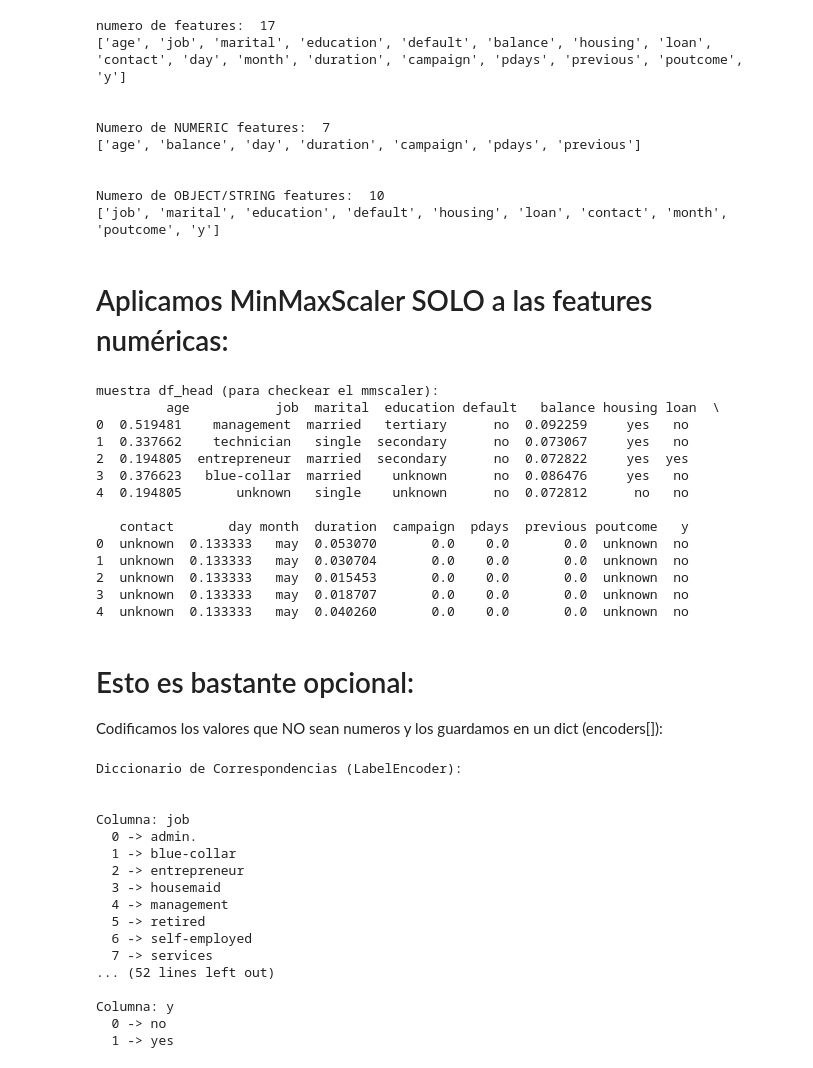
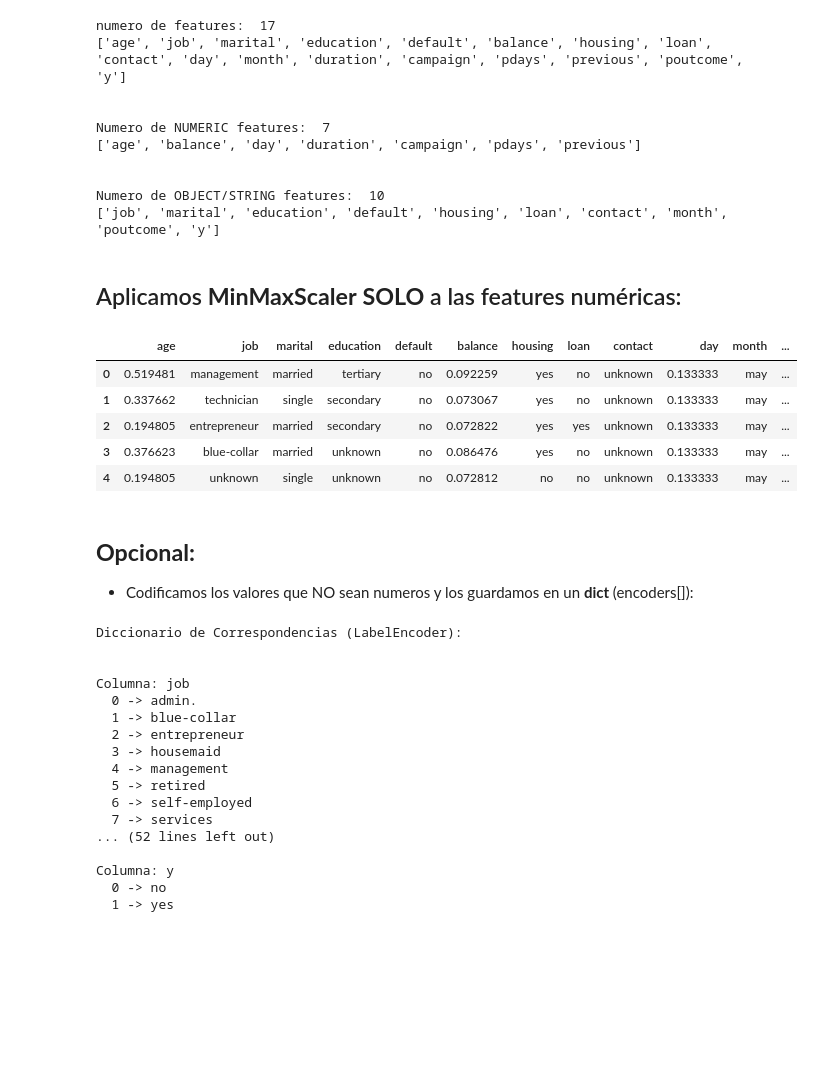
Before and after one commit to juan1639/Portfolio_data_science, a Jupyter notebook: final_project_bf_juan_eguia_v2.ipynb, the cells around one changed output. Drawn from its saved outputs; the diff is of its cells as text; code cells hidden in the pictures; blank space fills up the shorter version.

```diff
--- a/final_project_bf_juan_eguia_v2.ipynb
+++ b/final_project_bf_juan_eguia_v2.ipynb
@@ -177,32 +146,23 @@ Numero de NUMERIC features:  7
 Numero de OBJECT/STRING features:  10
 ['job', 'marital', 'education', 'default', 'housing', 'loan', 'contact', 'month', 'poutcome', 'y']
 # %% [markdown]
-# Aplicamos MinMaxScaler SOLO a las features numéricas:
+## Aplicamos **MinMaxScaler** **SOLO** a las features numéricas:
 # %%
 mmscaler = MinMaxScaler()
 df[numeric_features] = mmscaler.fit_transform(df[numeric_features])
 
 # Checkeamos una muestra pequeña de datos (para ver si esta correcto el mmscaler)
-print("muestra df_head (para checkear el mmscaler):\n", df.head())
-print("\n")
+df.head()
 # %% [output]
-muestra df_head (para checkear el mmscaler):
-         age           job  marital  education default   balance housing loan  \
-0  0.519481    management  married   tertiary      no  0.092259     yes   no
-1  0.337662    technician   single  secondary      no  0.073067     yes   no
-2  0.194805  entrepreneur  married  secondary      no  0.072822     yes  yes
-3  0.376623   blue-collar  married    unknown      no  0.086476     yes   no
-4  0.194805       unknown   single    unknown      no  0.072812      no   no
-
-   contact       day month  duration  campaign  pdays  previous poutcome   y
-0  unknown  0.133333   may  0.053070       0.0    0.0       0.0  unknown  no
-1  unknown  0.133333   may  0.030704       0.0    0.0       0.0  unknown  no
-2  unknown  0.133333   may  0.015453       0.0    0.0       0.0  unknown  no
-3  unknown  0.133333   may  0.018707       0.0    0.0       0.0  unknown  no
-4  unknown  0.133333   may  0.040260       0.0    0.0       0.0  unknown  no
+|  | age | job | marital | education | default | balance | housing | loan | contact | day | month | ... |
+| 0 | 0.519481 | management | married | tertiary | no | 0.092259 | yes | no | unknown | 0.133333 | may | ... |
+| 1 | 0.337662 | technician | single | secondary | no | 0.073067 | yes | no | unknown | 0.133333 | may | ... |
+| 2 | 0.194805 | entrepreneur | married | secondary | no | 0.072822 | yes | yes | unknown | 0.133333 | may | ... |
+| 3 | 0.376623 | blue-collar | married | unknown | no | 0.086476 | yes | no | unknown | 0.133333 | may | ... |
+| 4 | 0.194805 | unknown | single | unknown | no | 0.072812 | no | no | unknown | 0.133333 | may | ... |
 # %% [markdown]
-# Esto es bastante opcional:
-Codificamos los valores que NO sean numeros y los guardamos en un dict (encoders[]):
+## **Opcional:**
+- Codificamos los valores que NO sean numeros y los guardamos en un **dict** (encoders[]):
 # %%
 encoders = {}
 
```
Also changed, not shown: parts of 33 cells of this notebook, 4 other files.
